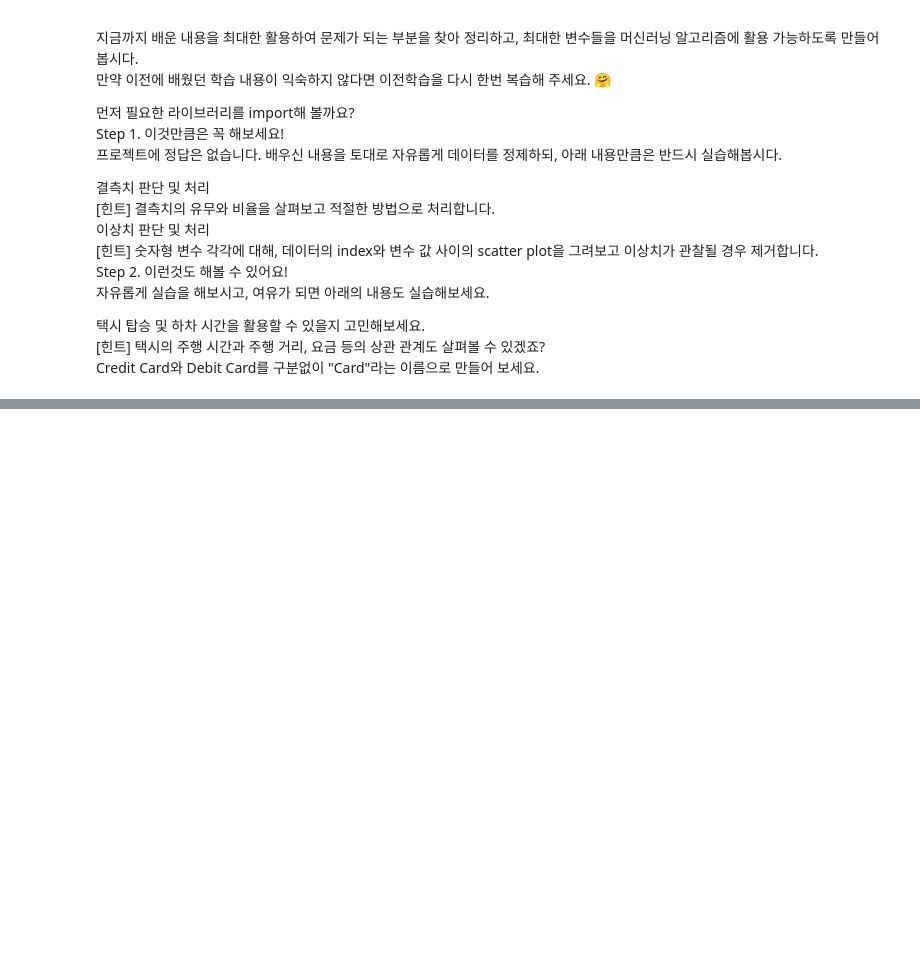
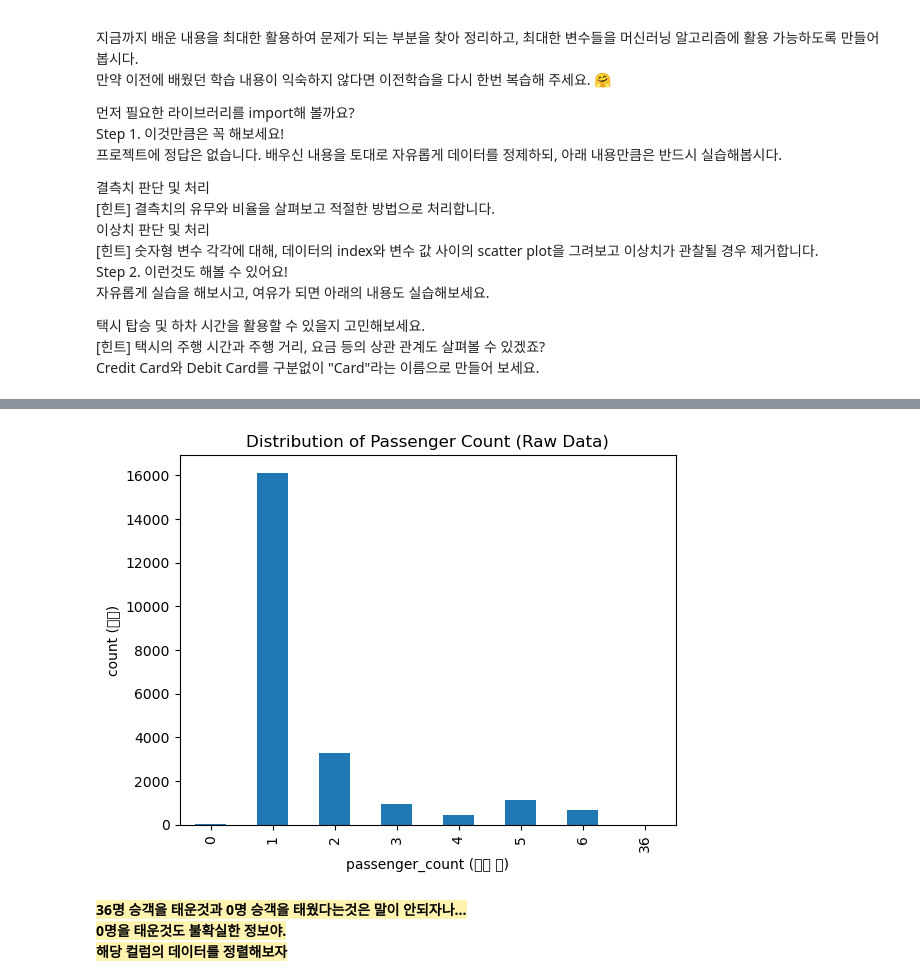
Before and after one commit to jojos0501/da5, a Jupyter notebook: 0204_데이터전처리와시각화/data cleaning_project_jsk.ipynb, the cells around one changed output, grey strips where cells are left out. Saved outputs shown, nothing was run; the diff lists cells and outputs as text; code cells hidden in the pictures; blank space fills up the shorter version.

```diff
--- a/0204_데이터전처리와시각화/data cleaning_project_jsk.ipynb
+++ b/0204_데이터전처리와시각화/data cleaning_project_jsk.ipynb
@@ -1223,0 +287,21 @@ Name: buy_before, Length: 881, dtype: int64
+# %%
+# 1. 원본 데이터 다시 불러오기 (아무 정제도 안 된 상태)
+df_raw = pd.read_csv("../00_Dataset/trip.csv")
+
+# 2. 승객수 전체 분포 확인 (숫자)
+df_raw["passenger_count"].value_counts().sort_index()
+
+# 3. 승객수 전체 분포 시각화
+df_raw["passenger_count"].value_counts().sort_index().plot(kind="bar")
+
+plt.xlabel("passenger_count (승객 수)")
+plt.ylabel("count (건수)")
+plt.title("Distribution of Passenger Count (Raw Data)")
+plt.show()
+# %% [output]
+[figure, added]
+# %% [markdown]
+<span style="background-color:#FFF3B0; color:#000; font-weight:bold;">
+36명 승객을 태운것과 0명 승객을 태웠다는것은 말이 안되자나... <br>
+0명을 태운것도 불확실한 정보야.   <br>
+해당 컬럼의 데이터를 정렬해보자  </span>
```
Also changed, not shown: parts of 161 cells of this notebook.
